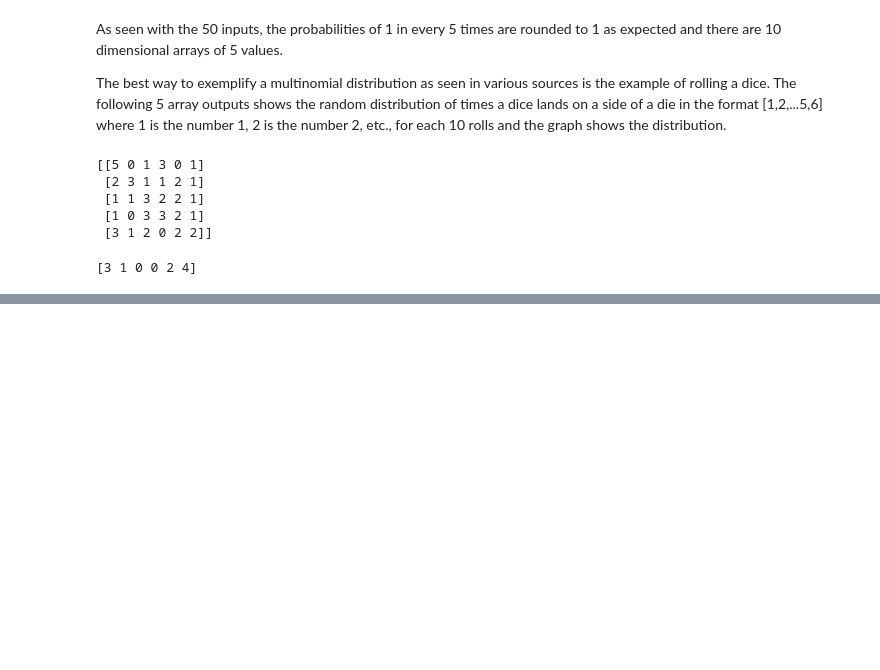
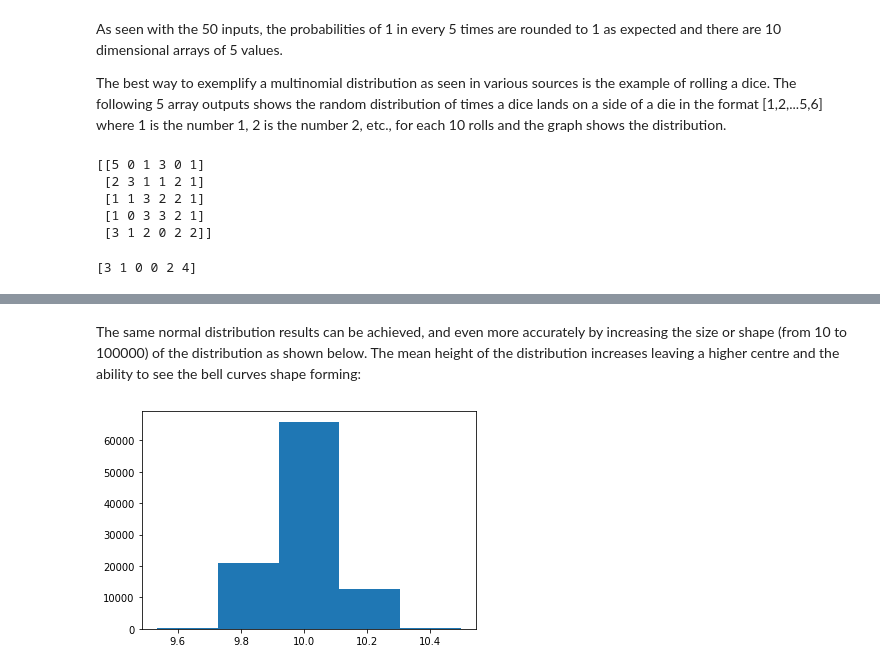
Before and after one commit to garycunningham89/progdataanalysis, a Jupyter notebook: Programming for Data Analysis Assignment.ipynb, the cells around one changed output, grey strips where cells are left out. Cells and saved outputs as stored; diff of their text form; code cells hidden in the pictures; blank space fills up the shorter version.

```diff
--- a/Programming for Data Analysis Assignment.ipynb
+++ b/Programming for Data Analysis Assignment.ipynb
@@ -447,0 +489,7 @@ print(loadeddice)
+# %% [markdown]
+The same normal distribution results can be achieved, and even more accurately by increasing the size or shape (from 10 to 100000) of the distribution as shown below. The mean height of the distribution increases leaving a higher centre and the ability to see the bell curves shape forming:
+# %%
+normexample2 = np.random.normal(10, 0.10, 100000)
+counts, bins, ignored = plt.hist(normexample2, 5)
+# %% [output]
+[figure, added]
```
Also changed, not shown: parts of 35 cells of this notebook.
